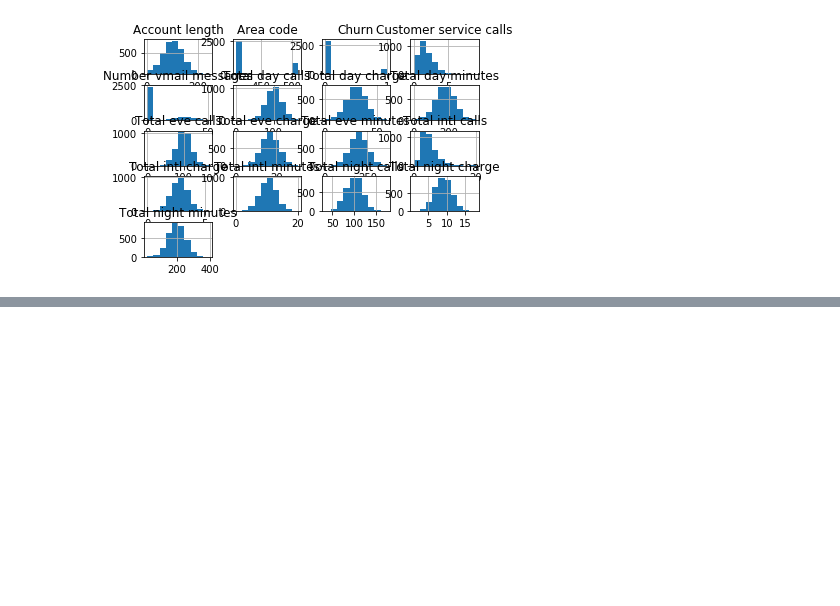
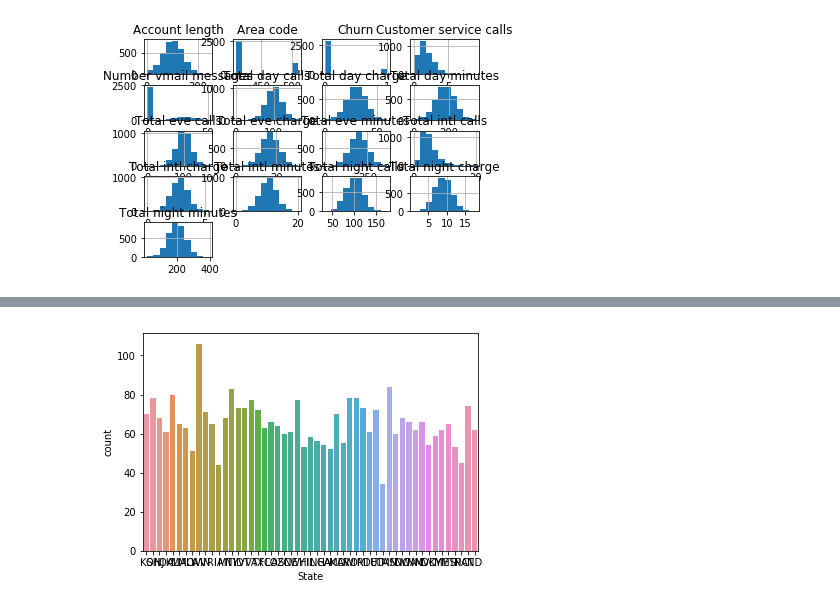
Before and after one commit to ivan-magda/mlcourse_open_homeworks, a Jupyter notebook: lesson2_telecom_churn_inclass_as_is.ipynb, the cells around one changed output, grey strips where cells are left out. Saved outputs shown, nothing was run; the diff lists cells and outputs as text; code cells hidden in the pictures; blank space fills up the shorter version.

```diff
--- a/lesson2_telecom_churn_inclass_as_is.ipynb
+++ b/lesson2_telecom_churn_inclass_as_is.ipynb
@@ -32,0 +56,4 @@ df.hist();
+# %%
+sns.countplot(df['State']);
+# %% [output]
+[figure, added]
```
Also changed, not shown: parts of 33 cells of this notebook.
